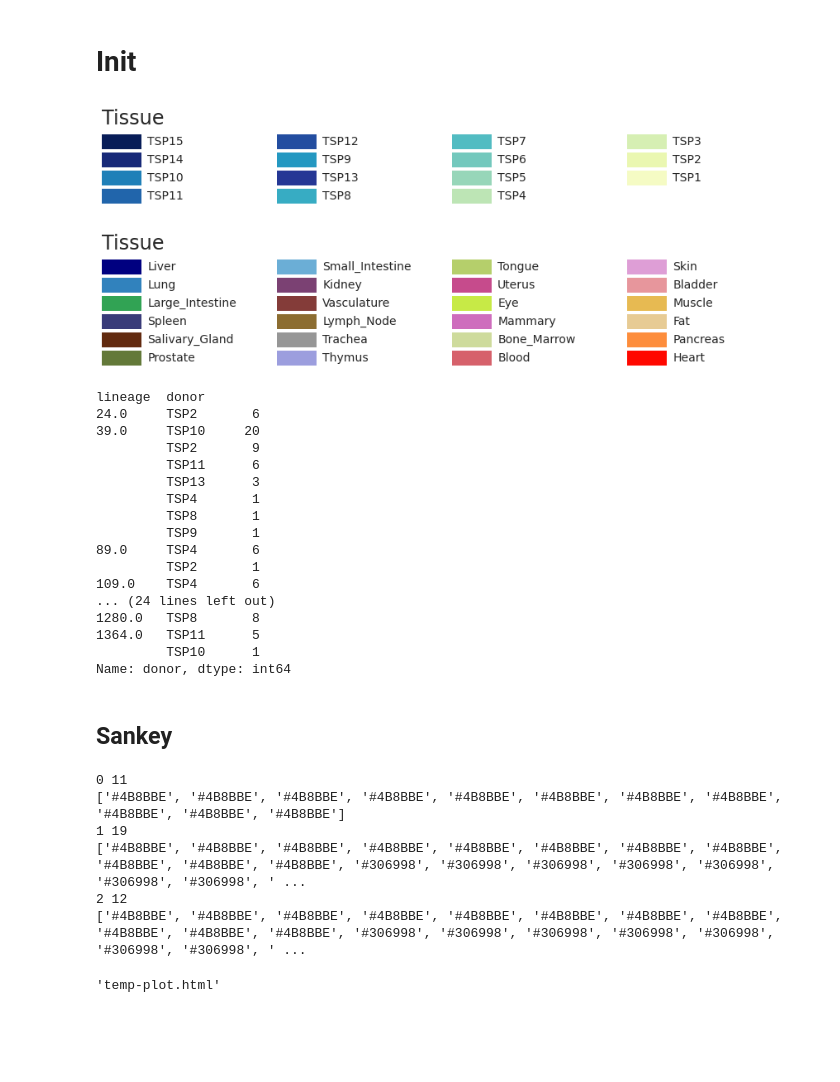
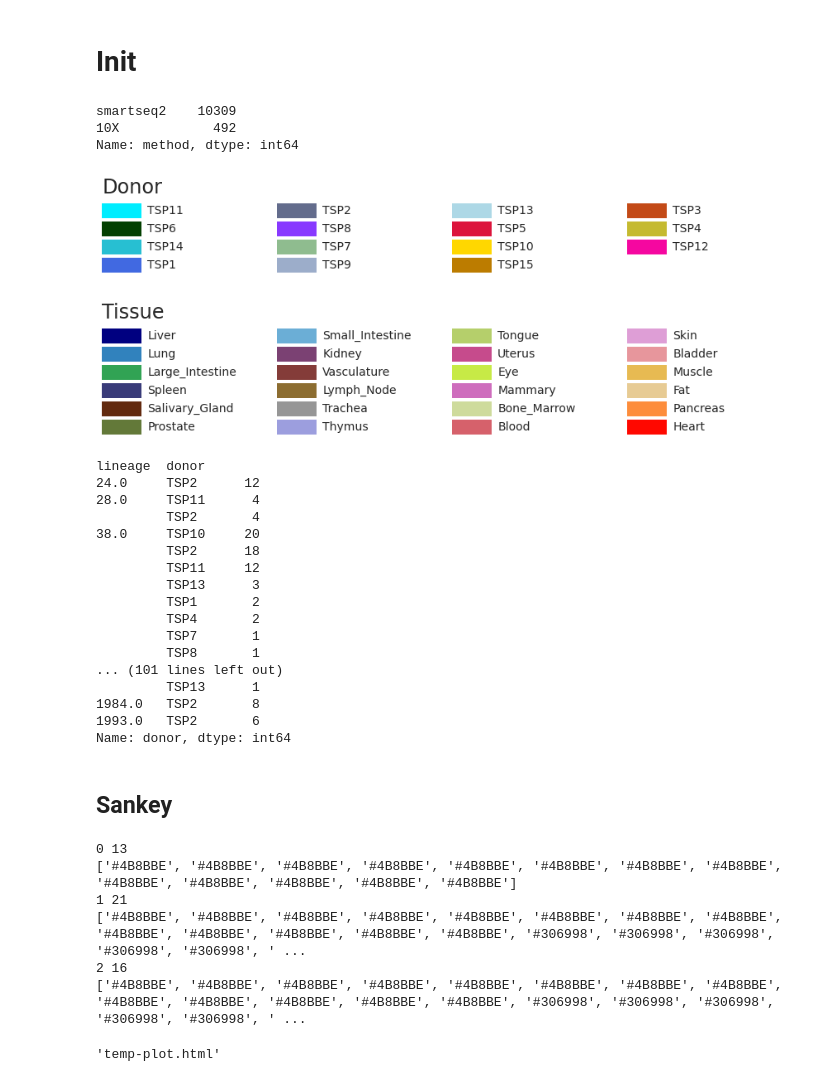
Before and after one commit to michael-swift/tsp-immune-analysis, a Jupyter notebook: notebooks/clonality/Clonality_Data_TCRs.ipynb, the cells around one changed output. Cells and saved outputs as stored; diff of their text form; code cells hidden in the pictures; blank space fills up the shorter version.

```diff
--- a/notebooks/clonality/Clonality_Data_TCRs.ipynb
+++ b/notebooks/clonality/Clonality_Data_TCRs.ipynb
@@ -168,8 +168,12 @@ def donor_colors():
     return donor_color_dict
 
 
-
-
+def donor_colors():
+    donor_color_dict = {'TSP6': '#034001', 'TSP7': '#8FBC8F', 'TSP4': '#c5ba30', 'TSP5': '#DC143C',
+                    'TSP10': '#FFD700', 'TSP8': '#8839ff', 'TSP3': '#c34a17', 'TSP11': '#00edff',
+                    'TSP12': '#f507a0', 'TSP9': '#9CADCA', 'TSP14': '#27BFD2', 'TSP15': '#bc7c00',
+                    'TSP1': '#4169E1', 'TSP2': '#636c8c', 'TSP13': '#ADD8E6'}
+    return donor_color_dict
 from numpy.random import seed
 
 
@@ -395,58 +401,63 @@ output_dir = '../../figures/clonality/'
+# %%
+df.method.value_counts()
+# %% [output]
+smartseq2    10309
+10X            492
+Name: method, dtype: int64
 # %%
-df = pd.read_table('../../data/merged_airr.tsv')
 
 df = df[df.locus.str.contains('TRA')]
 
 df['cdr3nt_len'] = df.cdr3.str.len()
 
 
 df = df_add_lineages(df, similarity_cutoff=0.8)
 
 df['node_color'] = df.donor.map(donor_colors())
 
 df.groupby('donor').tissue.value_counts()
 
 node_dict = df_generate_node_dict(df)
 
 draw_gviz(node_dict, random_seed=1, output = output_dir + 'TCR_colorby_Donor_Graph.pdf')
-fig = plot_colortable(colors=donor_colors(), title='Tissue')
+fig = plot_colortable(colors=donor_colors(), title='Donor')
 fig.savefig(output_dir + 'donor_legend.pdf')
 
 df['node_color'] = df.tissue.map(tissue_colors())
 
 node_dict = df_generate_node_dict(df)
 
 draw_gviz(node_dict, random_seed=1, output = output_dir +'TCR_colorbyTissue_Graph.pdf')
 fig = plot_colortable(colors=tissue_colors(), title='Tissue')
 fig.savefig(output_dir + 'tissue_legend.pdf')
 
 selector = df.lineage.value_counts()
 
 selector = selector[selector > 5].index
 
 df = df[df.lineage.isin(selector)]
 # %% [output]
-[figure, old version]
+[figure, new version]
 [figure]
 # %%
 df.groupby('lineage').donor.value_counts()
 # %% [output]
 lineage  donor
-24.0     TSP2       6
-39.0     TSP10     20
-         TSP2       9
-         TSP11      6
+24.0     TSP2      12
+28.0     TSP11      4
+         TSP2       4
+38.0     TSP10     20
+         TSP2      18
+         TSP11     12
          TSP13      3
-         TSP4       1
+         TSP1       2
+         TSP4       2
+         TSP7       1
          TSP8       1
-         TSP9       1
-89.0     TSP4       6
-         TSP2       1
-109.0    TSP4       6
-... (24 lines left out)
-1280.0   TSP8       8
-1364.0   TSP11      5
-         TSP10      1
+... (101 lines left out)
+         TSP13      1
+1984.0   TSP2       8
+1993.0   TSP2       6
 Name: donor, dtype: int64
 # %%
 import string
@@ -549,12 +560,12 @@ fig = genSankey(forSankey, cat_cols=['tissue', 'lineage', 'cell_ontology_class']
                 value_cols='counts',
                 title='')
 # %% [output]
-0 11
-['#4B8BBE', '#4B8BBE', '#4B8BBE', '#4B8BBE', '#4B8BBE', '#4B8BBE', '#4B8BBE', '#4B8BBE', '#4B8BBE', '#4B8BBE', '#4B8BBE']
-1 19
-['#4B8BBE', '#4B8BBE', '#4B8BBE', '#4B8BBE', '#4B8BBE', '#4B8BBE', '#4B8BBE', '#4B8BBE', '#4B8BBE', '#4B8BBE', '#4B8BBE', '#306998', '#306998', '#306998', '#306998', '#306998', '#306998', '#306998', ' ...
-2 12
-['#4B8BBE', '#4B8BBE', '#4B8BBE', '#4B8BBE', '#4B8BBE', '#4B8BBE', '#4B8BBE', '#4B8BBE', '#4B8BBE', '#4B8BBE', '#4B8BBE', '#306998', '#306998', '#306998', '#306998', '#306998', '#306998', '#306998', ' ...
+0 13
+['#4B8BBE', '#4B8BBE', '#4B8BBE', '#4B8BBE', '#4B8BBE', '#4B8BBE', '#4B8BBE', '#4B8BBE', '#4B8BBE', '#4B8BBE', '#4B8BBE', '#4B8BBE', '#4B8BBE']
+1 21
+['#4B8BBE', '#4B8BBE', '#4B8BBE', '#4B8BBE', '#4B8BBE', '#4B8BBE', '#4B8BBE', '#4B8BBE', '#4B8BBE', '#4B8BBE', '#4B8BBE', '#4B8BBE', '#4B8BBE', '#306998', '#306998', '#306998', '#306998', '#306998', ' ...
+2 16
+['#4B8BBE', '#4B8BBE', '#4B8BBE', '#4B8BBE', '#4B8BBE', '#4B8BBE', '#4B8BBE', '#4B8BBE', '#4B8BBE', '#4B8BBE', '#4B8BBE', '#4B8BBE', '#4B8BBE', '#306998', '#306998', '#306998', '#306998', '#306998', ' ...
 # %%
 import plotly.express as px
 
```
Also changed, not shown: parts of 3 cells of this notebook, 7 other files.
